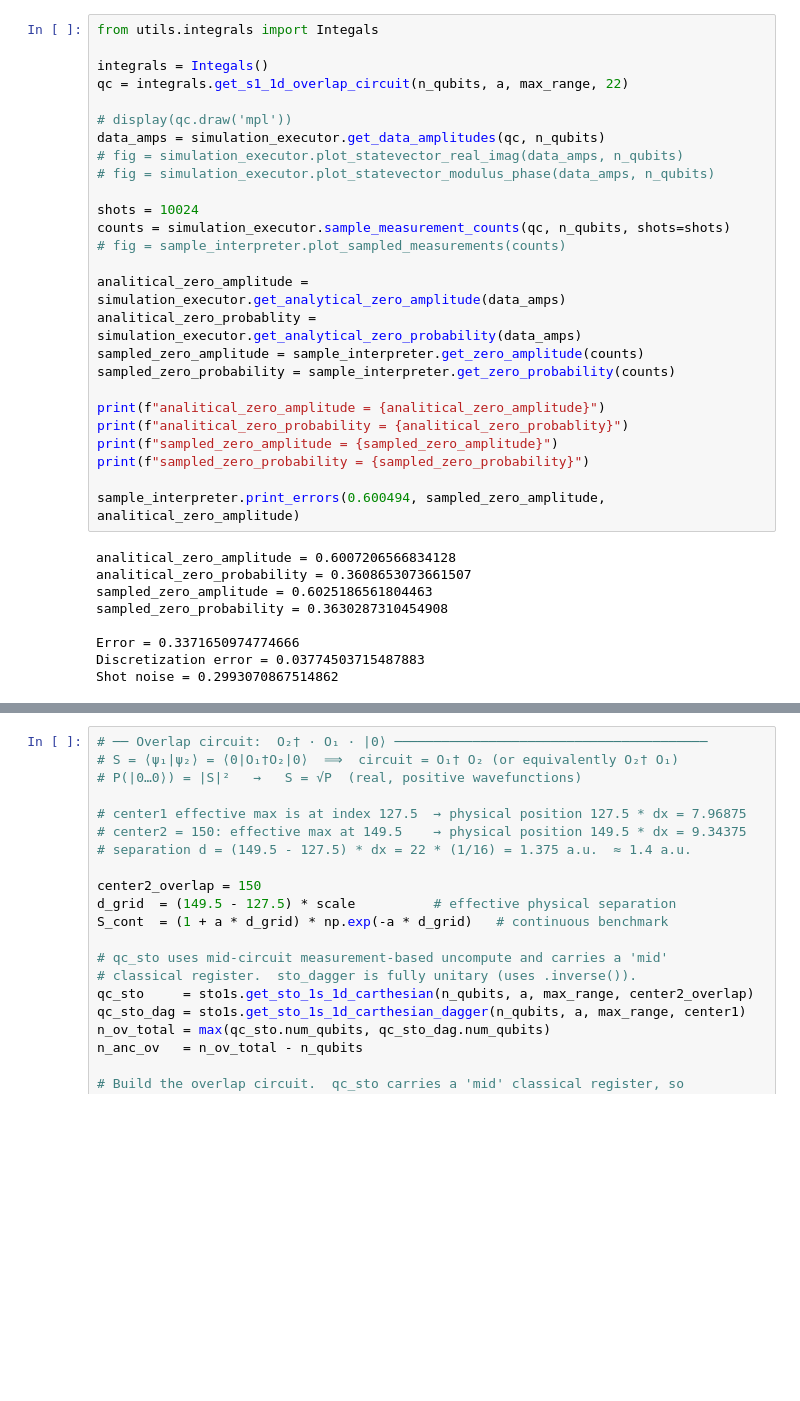
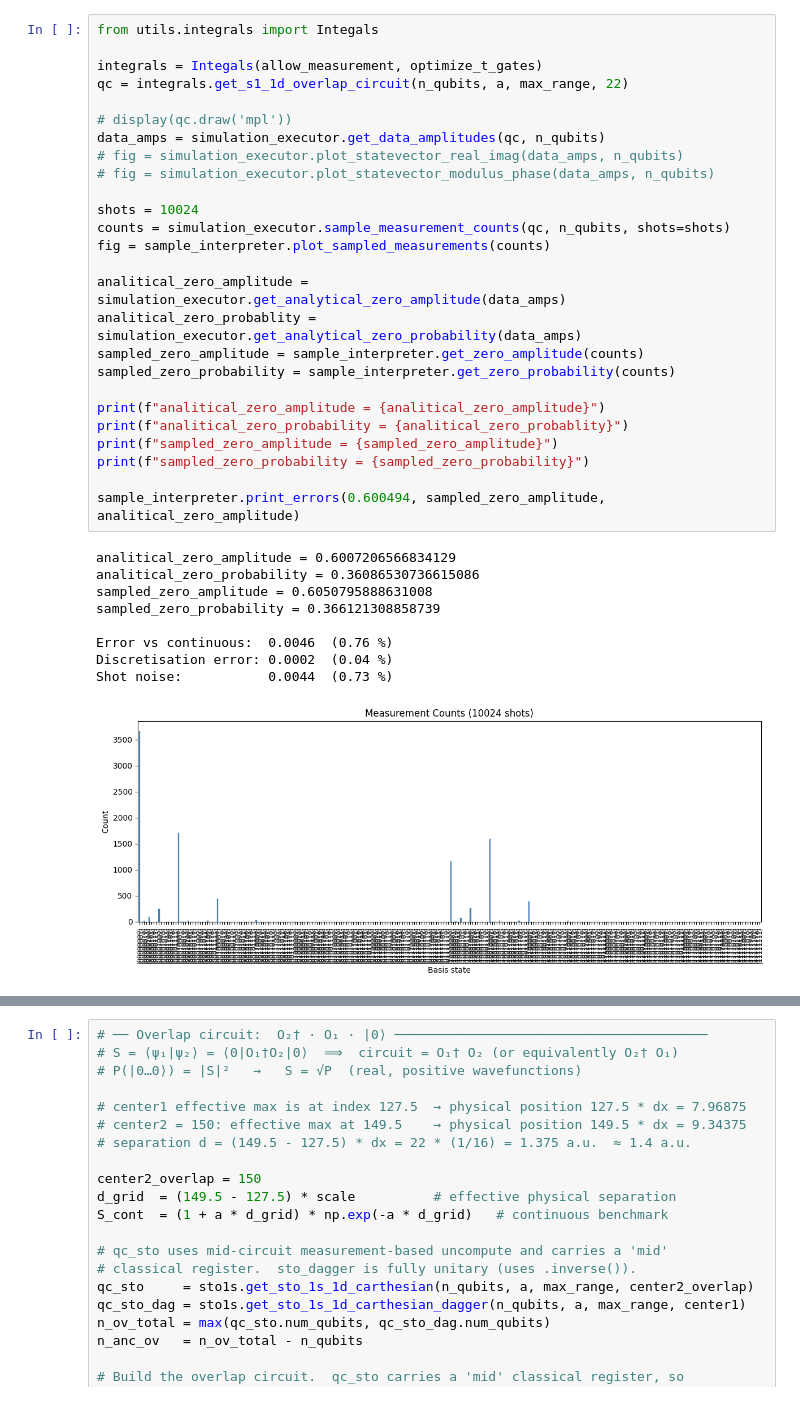
Before and after one commit to sorin-bolos/QuantumComputingResearch, a Jupyter notebook: STOsInMoleculeSymulations/STOs1D copy.ipynb, the cells around one changed output, grey strips where cells are left out. Saved outputs shown, nothing was run; the diff lists cells and outputs as text; blank space fills up the shorter version.

```diff
--- a/STOsInMoleculeSymulations/STOs1D copy.ipynb
+++ b/STOsInMoleculeSymulations/STOs1D copy.ipynb
@@ -72,37 +95,38 @@ fig = sample_interpreter.plot_sampled_measurements(counts)
 # %%
 from utils.integrals import Integals
 
-integrals = Integals()
+integrals = Integals(allow_measurement, optimize_t_gates)
 qc = integrals.get_s1_1d_overlap_circuit(n_qubits, a, max_range, 22)
 
 # display(qc.draw('mpl'))
 data_amps = simulation_executor.get_data_amplitudes(qc, n_qubits)
 # fig = simulation_executor.plot_statevector_real_imag(data_amps, n_qubits)
 # fig = simulation_executor.plot_statevector_modulus_phase(data_amps, n_qubits)
 
 shots = 10024
 counts = simulation_executor.sample_measurement_counts(qc, n_qubits, shots=shots)
-# fig = sample_interpreter.plot_sampled_measurements(counts)
+fig = sample_interpreter.plot_sampled_measurements(counts)
 
 analitical_zero_amplitude = simulation_executor.get_analytical_zero_amplitude(data_amps)
 analitical_zero_probablity = simulation_executor.get_analytical_zero_probability(data_amps)
 sampled_zero_amplitude = sample_interpreter.get_zero_amplitude(counts)
 sampled_zero_probability = sample_interpreter.get_zero_probability(counts)
 
 print(f"analitical_zero_amplitude = {analitical_zero_amplitude}")
 print(f"analitical_zero_probability = {analitical_zero_probablity}")
 print(f"sampled_zero_amplitude = {sampled_zero_amplitude}")
 print(f"sampled_zero_probability = {sampled_zero_probability}")
 
 sample_interpreter.print_errors(0.600494, sampled_zero_amplitude, analitical_zero_amplitude)
 # %% [output]
-analitical_zero_amplitude = 0.6007206566834128
-analitical_zero_probability = 0.3608653073661507
-sampled_zero_amplitude = 0.6025186561804463
-sampled_zero_probability = 0.3630287310454908
+analitical_zero_amplitude = 0.6007206566834129
+analitical_zero_probability = 0.36086530736615086
+sampled_zero_amplitude = 0.6050795888631008
+sampled_zero_probability = 0.366121308858739
 
-Error = 0.3371650974774666
-Discretization error = 0.03774503715487883
-Shot noise = 0.2993070867514862
+Error vs continuous:  0.0046  (0.76 %)
+Discretisation error: 0.0002  (0.04 %)
+Shot noise:           0.0044  (0.73 %)
+[figure, added]
 # %%
 noisy_simlutation_executor.print_circuit_stats(qc)
```
Also changed, not shown: parts of 5 cells of this notebook, 9 other files.
